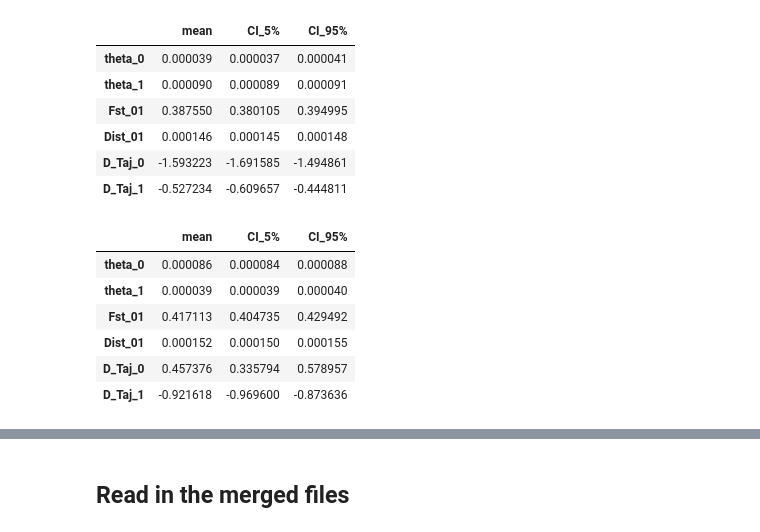
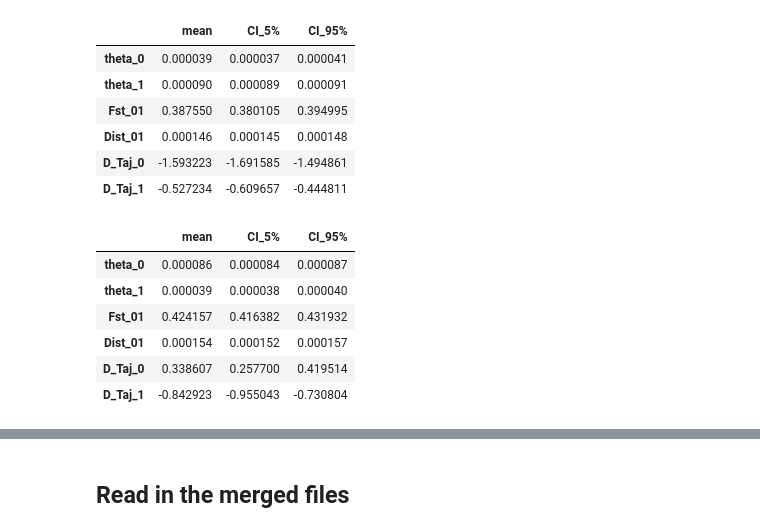
Before and after one commit to elissasoroj/shadie, a Jupyter notebook: shadie/notebooks/smallchrom-splits.ipynb, the cells around one changed output, grey strips where cells are left out. Saved outputs shown, nothing was run; the diff lists cells and outputs as text; code cells hidden in the pictures.

```diff
--- a/shadie/notebooks/smallchrom-splits.ipynb
+++ b/shadie/notebooks/smallchrom-splits.ipynb
@@ -124,12 +124,12 @@ merged_pterhetero_mateffect.stats(sample=100)
 | D_Taj_0 | -1.593223 | -1.691585 | -1.494861 |
 | D_Taj_1 | -0.527234 | -0.609657 | -0.444811 |
 # %%
-merged_pterhetero.stats(sample=100)
+merged_pterhetero.stats(sample=50)
 # %% [output]
 |  | mean | CI_5% | CI_95% |
-| theta_0 | 0.000086 | 0.000084 | 0.000088 |
-| theta_1 | 0.000039 | 0.000039 | 0.000040 |
-| Fst_01 | 0.417113 | 0.404735 | 0.429492 |
-| Dist_01 | 0.000152 | 0.000150 | 0.000155 |
-| D_Taj_0 | 0.457376 | 0.335794 | 0.578957 |
-| D_Taj_1 | -0.921618 | -0.969600 | -0.873636 |
+| theta_0 | 0.000086 | 0.000084 | 0.000087 |
+| theta_1 | 0.000039 | 0.000038 | 0.000040 |
+| Fst_01 | 0.424157 | 0.416382 | 0.431932 |
+| Dist_01 | 0.000154 | 0.000152 | 0.000157 |
+| D_Taj_0 | 0.338607 | 0.257700 | 0.419514 |
+| D_Taj_1 | -0.842923 | -0.955043 | -0.730804 |
```
Also changed, not shown: parts of 24 cells of this notebook.
